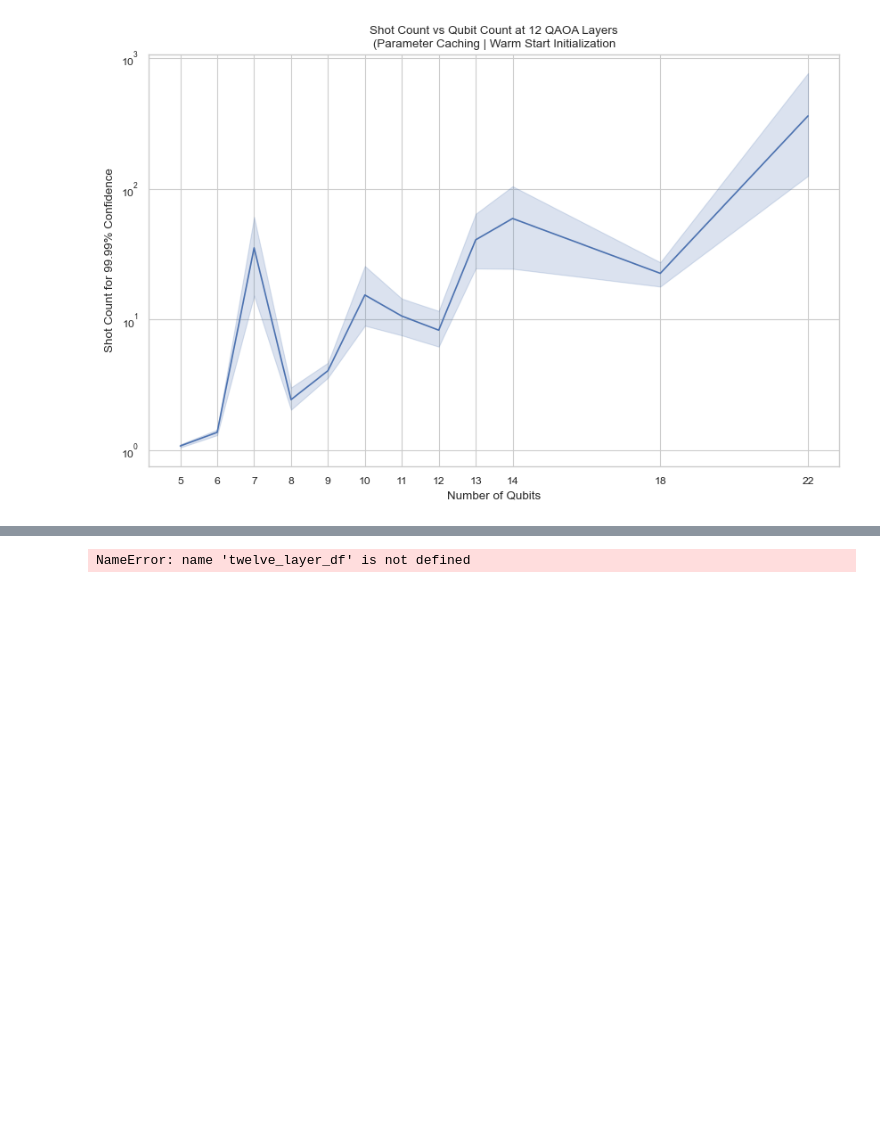
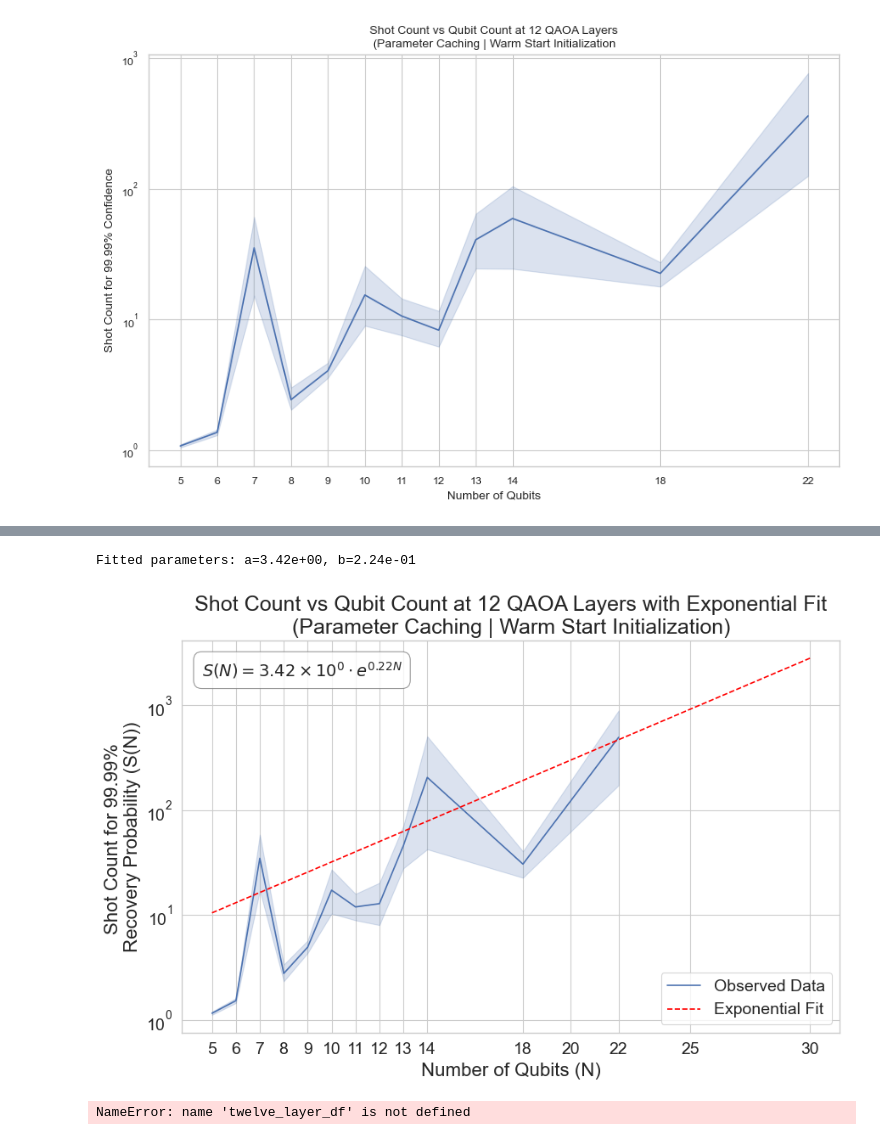
Before and after one commit to sebi-stewart/qml-protein-folding, a Jupyter notebook: plotting_colab_runs.ipynb, the cells around one changed output, grey strips where cells are left out. Drawn from its saved outputs; the diff is of its cells as text; code cells hidden in the pictures; blank space fills up the shorter version.

```diff
--- a/plotting_colab_runs.ipynb
+++ b/plotting_colab_runs.ipynb
@@ -299,3 +299,4 @@ Qubits: 22 | Mean Shots at 2 Layers: 3.01e+03 | Mean Shots at 12 Layers: 3.60e+0
 # %%
 twelve_layer_df = combined_df[combined_df['qaoa_layers'] == 12]
 twelve_layer_df
+eight_layer_df = combined_df[combined_df['qaoa_layers'] == 8]
@@ -388,3 +376,58 @@ Fitted parameters: a=3.46e-01, b=3.14e-01
+# %%
+# Extrapolate the 12-layer curve to estimate shots for 30 qubits
+from scipy.optimize import curve_fit
+def exponential_model(x, a, b):
+    return a * np.exp(b * x)
+
+x_data = eight_layer_df['num_qubits']
+y_data = eight_layer_df['shots_for_target_prob']
+
+fit_result = curve_fit(exponential_model, x_data, y_data, p0=(1e3, 0.1))
+popt = fit_result[0]
+a, b = popt
+print(f"Fitted parameters: a={a:.2e}, b={b:.2e}")
+x_extrapolate = np.arange(5, 31)
+y_extrapolate = exponential_model(x_extrapolate, a, b)
+
+fig, ax = plt.subplots(figsize=(10, 6))
+sns.lineplot(data=eight_layer_df,
+             x="num_qubits", y="shots_for_target_prob",
+             markers=True,
+             ax=ax, label='Observed Data')
+ax.plot(x_extrapolate, y_extrapolate, label='Exponential Fit', linestyle='--', color='red')
+
+a_str = f"{a:.2e}"
+
+# 2. Split it into the base number and the exponent
+base, exponent = a_str.split('e')
+
+# 3. Create a LaTeX formatted string (int(exponent) removes the leading zero)
+a_latex = f"{base} \\times 10^{{{int(exponent)}}}"
+
+# 4. Insert the clean scientific notation into the final equation
+equation_text = f"$S(N) = {a_latex} \\cdot e^{{{b:.2f}N}}$"
+# Place the text box in the upper left corner
+ax.text(0.03, 0.95, equation_text, transform=ax.transAxes, fontsize=14,
+        verticalalignment='top',
+        bbox=dict(boxstyle='round,pad=0.5', facecolor='white', alpha=0.8, edgecolor='gray'))
+
+ax.set_title("Shot Count vs Qubit Count at 12 QAOA Layers with Exponential Fit\n(Parameter Caching | Warm Start Initialization)", fontsize=18)
+ax.set_xlabel("Number of Qubits (N)", fontsize=16)
+ax.set_ylabel("Shot Count for 99.99% \nRecovery Probability (S(N))", fontsize=16)
+ax.set_yscale('log')
+
+xticks = sorted(eight_layer_df['num_qubits'].unique())
+xticks.extend([20, 25, 30])
+ax.set_xticks(sorted(xticks))
+
+ax.legend(fontsize=14)
+ax.tick_params(axis="both", labelsize=14)
+
+# plt.savefig(f"../Publication/plots/combined_local_colab_shots_by_qubits_at_last_layer_with_fit.svg", dpi=300, bbox_inches='tight')
+plt.show()
+# %% [output]
+Fitted parameters: a=3.42e+00, b=2.24e-01
+[figure, added]
 # %%
 import matplotlib.pyplot as plt
 import seaborn as sns
```
Also changed, not shown: parts of 4 cells of this notebook, 1 other file.
